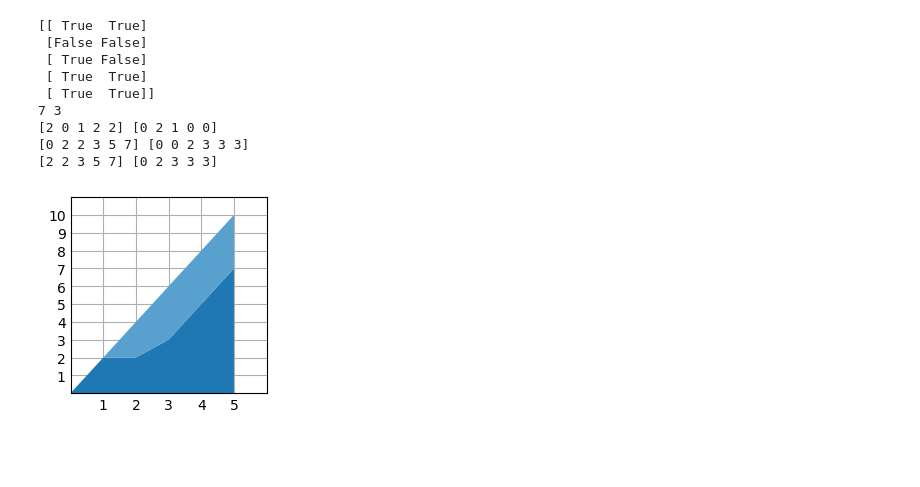
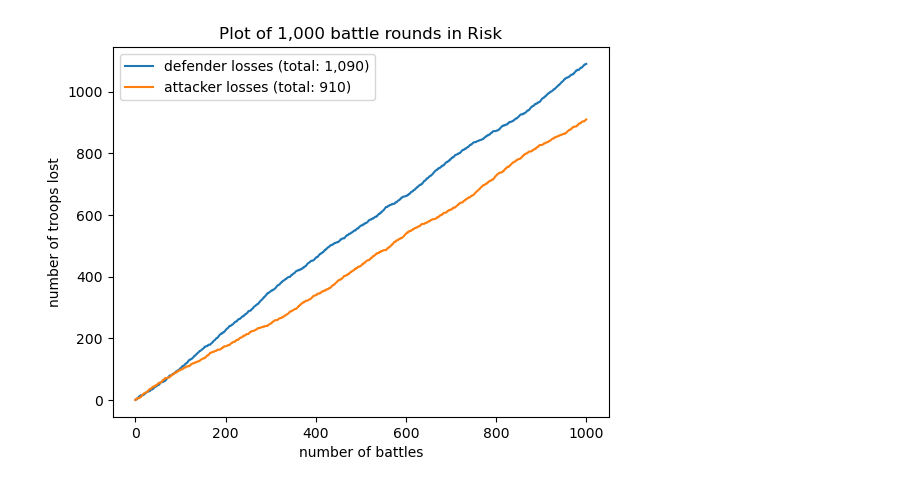
Before and after one commit to eoghanpw/PFDA-assignments, a Jupyter notebook: assignment_5_risk.ipynb, the cells around one changed output. Drawn from its saved outputs; the diff is of its cells as text; code cells hidden in the pictures; blank space fills up the shorter version.

```diff
--- a/assignment_5_risk.ipynb
+++ b/assignment_5_risk.ipynb
@@ -48,68 +14,55 @@ rng = np.random.default_rng()
 
 # Number of rolls per battle and number of battles.
 attack_dice_rolls = 3
 defend_dice_rolls = 2
-number_of_battles = 5
+number_of_battles = 1000
 
 
 # Generate numpy arrays for each battle and sort integers in ascending order.
 # Ref: https://www.w3schools.com/python/numpy/numpy_array_sort.asp
 # Ref: https://realpython.com/numpy-random-number-generator/#random-integer-numbers
 
 attack_roll = np.sort(rng.integers(low=1, high=7, size=(number_of_battles,attack_dice_rolls)))
 defend_roll = np.sort(rng.integers(low=1, high=7, size=(number_of_battles,defend_dice_rolls)))
 
 # Slice the array to remove the low number in each attack roll.
 attack_roll_top_2 = attack_roll[:number_of_battles,1:]
 
 # The attack roll has to be greater than defend roll to win.
 result = attack_roll_top_2 > defend_roll
 
-print(result)
+# Total attacker and defender troops lost.
+# https://wesmckinney.com/book/numpy-basics#ndarray_statistics
+defender_losses = (result > 0).sum()
+attacker_losses = ((number_of_battles * 2) - defender_losses)
 
-# Total attacker wins
-# https://wesmckinney.com/book/numpy-basics#ndarray_statistics
-attacker_wins = (result > 0).sum()
-defender_wins = ((number_of_battles * 2) - attacker_wins)
-print(attacker_wins, defender_wins)
+# Sum the attacker and defender troops lost per battle
+total_defender_losses = np.sum(result, axis=1)
+total_attacker_losses = ((total_defender_losses - 2) * -1)
 
-# Sum the attacker wins per battle
-total_attacker_wins = np.sum(result, axis=1)
+# Get a cumulative sum of the troops lost.
+# https://numpy.org/doc/stable/reference/generated/numpy.cumsum.html#numpy-cumsum
+defend_cumulative = np.cumsum(total_defender_losses)
+attack_cumulative = np.cumsum(total_attacker_losses)
 
-total_defender_wins = ((total_attacker_wins - 2) * -1)
+# Insert a zero to the begining of each array for plotting.
+defend = np.insert(defend_cumulative,0,0)
+attack = np.insert(attack_cumulative,0,0)
 
-print(total_attacker_wins, total_defender_wins)
+# Set the x axis variable.
+x = np.arange(0,(number_of_battles + 1), 1)
 
-# Get a cumulative sum
-# https://numpy.org/doc/stable/reference/generated/numpy.cumsum.html#numpy-cumsum
-test = np.cumsum(total_attacker_wins)
-test2 = np.cumsum(total_defender_wins)
-
-test3 = np.insert(test,0,0)
-test4 = np.insert(test2,0,0)
-print(test3, test4)
-
-print(test, test2)
-
+# Plot.
 fig, ax = plt.subplots()
 
-x = np.arange(0,(number_of_battles + 1), 1)
-y = np.vstack([test3, test4])
+ax.plot(x, defend, label=f"defender losses (total: {defender_losses:,})")
+ax.plot(x, attack, label=f"attacker losses (total: {attacker_losses:,})")
 
-ax.stackplot(x, y)
-
-ax.set(xlim=(0, number_of_battles + 1), xticks=np.arange(1, number_of_battles + 1),
-       ylim=(0, ((number_of_battles * 2) + 1)), yticks=np.arange(1, ((number_of_battles * 2) + 1)))
+ax.set_title(f"Plot of {number_of_battles:,} battle rounds in Risk")
+ax.set_xlabel("number of battles")
+ax.set_ylabel("number of troops lost")
+ax.legend()
 
 plt.show()
 # %% [output]
-[[ True  True]
- [False False]
- [ True False]
- [ True  True]
- [ True  True]]
-7 3
-[2 0 1 2 2] [0 2 1 0 0]
-[0 2 2 3 5 7] [0 0 2 3 3 3]
-[2 2 3 5 7] [0 2 3 3 3]
-[figure, old version]
+[figure, new version]
```
Also changed, not shown: parts of 2 cells of this notebook.
